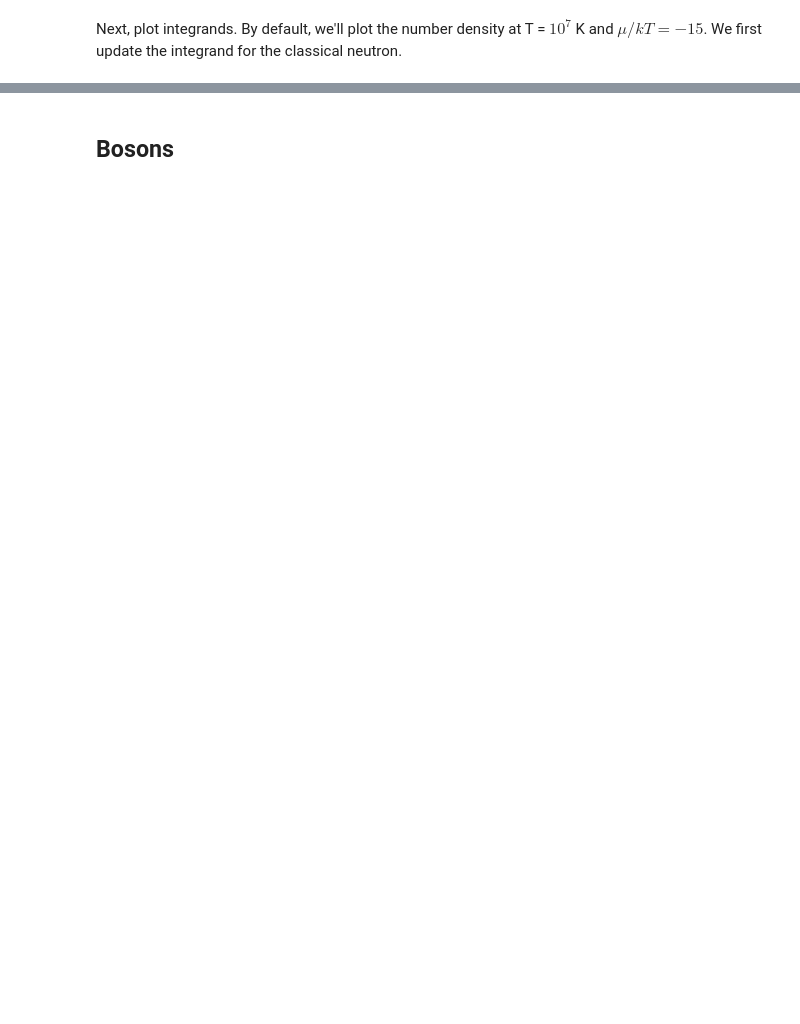
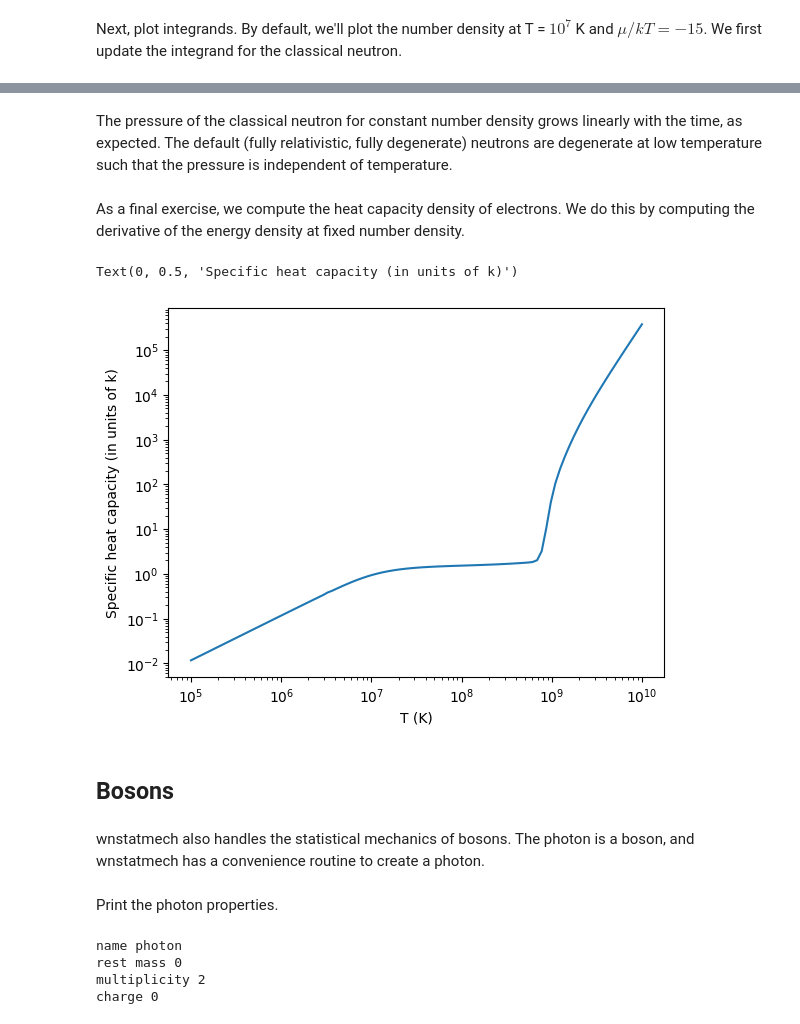
Before and after one commit to mbradle/wnstatmech, a Jupyter notebook: tutorial/wnstatmech_tutorial.ipynb, the cells around one changed output, grey strips where cells are left out. Saved outputs shown, nothing was run; the diff lists cells and outputs as text; code cells hidden in the pictures; blank space fills up the shorter version.

```diff
--- a/tutorial/wnstatmech_tutorial.ipynb
+++ b/tutorial/wnstatmech_tutorial.ipynb
@@ -166,2 +196,28 @@ Text(0, 0.5, 'P (dynes / cm$^2$)')
+# %% [markdown]
+The pressure of the classical neutron for constant number density grows linearly with the time, as expected.  The default (fully relativistic, fully degenerate) neutrons are degenerate at low temperature such that the pressure is independent of temperature.
+# %% [markdown]
+As a final exercise, we compute the heat capacity density of electrons.  We do this by computing the derivative of the energy density at fixed number density.
+# %%
+n = 1.e27
+Ts = np.logspace(5, 10, 100)
+
+cv = [
+        electron.compute_temperature_derivative("energy density", T, n) /
+        (gc.consts.GSL_CONST_CGSM_BOLTZMANN * electron.compute_quantity("number density", T, electron.compute_chemical_potential(T, n)))
+        for T in Ts
+     ]
+
+plt.plot(Ts, cv)
+
+plt.xscale('log')
+plt.yscale('log')
+
+plt.xlabel('T (K)')
+plt.ylabel('Specific heat capacity (in units of k)')
+# %% [output]
+Text(0, 0.5, 'Specific heat capacity (in units of k)')
+[figure, added]
 # %% [markdown]
 ## Bosons
+# %% [markdown]
+wnstatmech also handles the statistical mechanics of bosons.  The photon is a boson, and wnstatmech has a convenience routine to create a photon.
@@ -167,0 +226,12 @@ Text(0, 0.5, 'P (dynes / cm$^2$)')
+# %% [markdown]
+Print the photon properties.
+# %%
+props = photon.get_properties()
+
+for key, value in props.items():
+    print(key, value)
+# %% [output]
+name photon
+rest mass 0
+multiplicity 2
+charge 0
```
Also changed, not shown: parts of 22 cells of this notebook.
